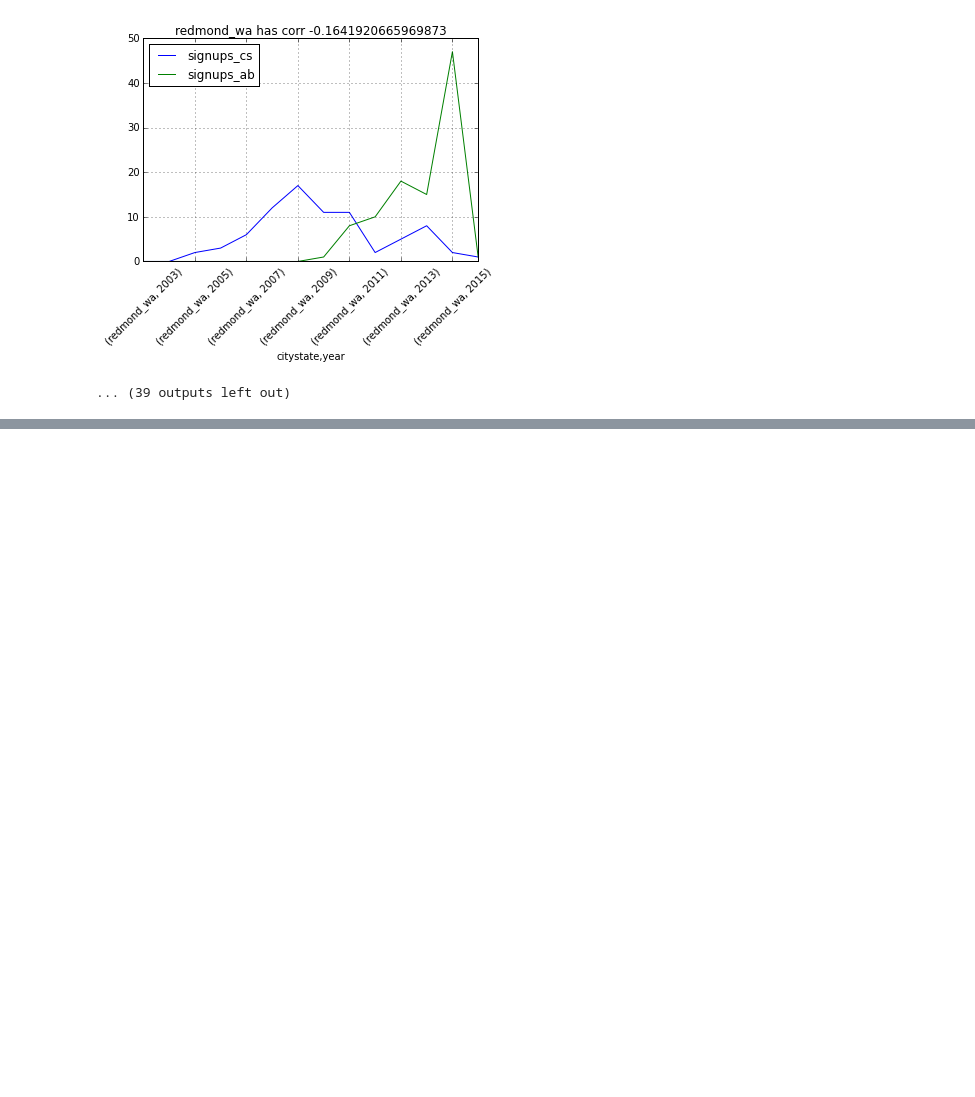
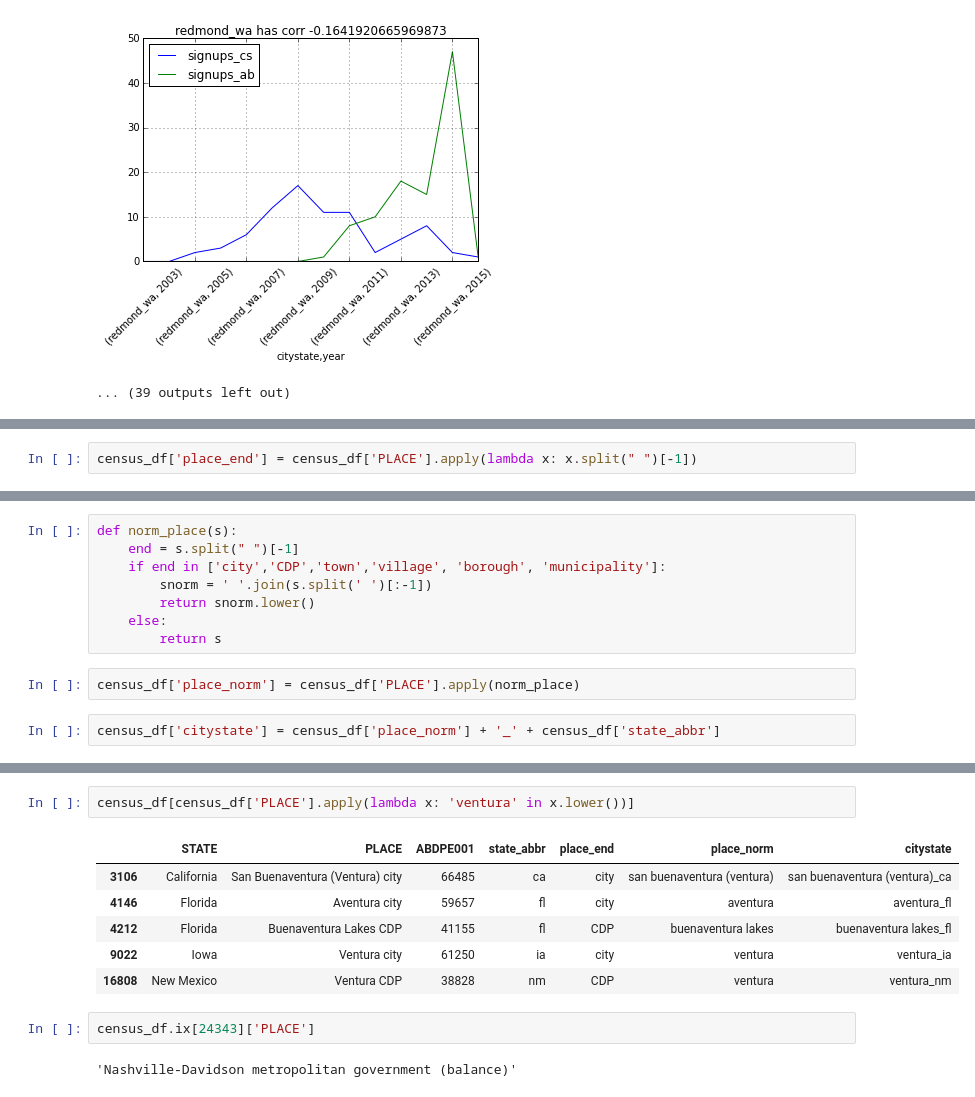
Before and after one commit to notconfusing/airsurfing-analysis, a Jupyter notebook: member since comparison.ipynb, the cells around one changed output, grey strips where cells are left out. Saved outputs shown, nothing was run; the diff lists cells and outputs as text; blank space fills up the shorter version.

Commit message:
start integrating census data

```diff
--- a/member since comparison.ipynb
+++ b/member since comparison.ipynb
@@ -446,0 +458,2 @@ atlanta_ga 2132.0
+# %%
+census_df['place_end'] = census_df['PLACE'].apply(lambda x: x.split(" ")[-1])
@@ -446,0 +488,12 @@ atlanta_ga 2132.0
+# %%
+def norm_place(s):
+    end = s.split(" ")[-1]
+    if end in ['city','CDP','town','village', 'borough', 'municipality']:
+        snorm = ' '.join(s.split(' ')[:-1])
+        return snorm.lower()
+    else:
+        return s
+# %%
+census_df['place_norm'] = census_df['PLACE'].apply(norm_place)
+# %%
+census_df['citystate'] = census_df['place_norm'] + '_' + census_df['state_abbr']
@@ -446,0 +516,13 @@ atlanta_ga 2132.0
+# %%
+census_df[census_df['PLACE'].apply(lambda x: 'ventura' in x.lower())]
+# %% [output]
+|  | STATE | PLACE | ABDPE001 | state_abbr | place_end | place_norm | citystate |
+| 3106 | California | San Buenaventura (Ventura) city | 66485 | ca | city | san buenaventura (ventura) | san buenaventura (ventura)_ca |
+| 4146 | Florida | Aventura city | 59657 | fl | city | aventura | aventura_fl |
+| 4212 | Florida | Buenaventura Lakes CDP | 41155 | fl | CDP | buenaventura lakes | buenaventura lakes_fl |
+| 9022 | Iowa | Ventura city | 61250 | ia | city | ventura | ventura_ia |
+| 16808 | New Mexico | Ventura CDP | 38828 | nm | CDP | ventura | ventura_nm |
+# %%
+census_df.ix[24343]['PLACE']
+# %% [output]
+'Nashville-Davidson metropolitan government (balance)'
```
Also changed, not shown: parts of 13 cells of this notebook.
